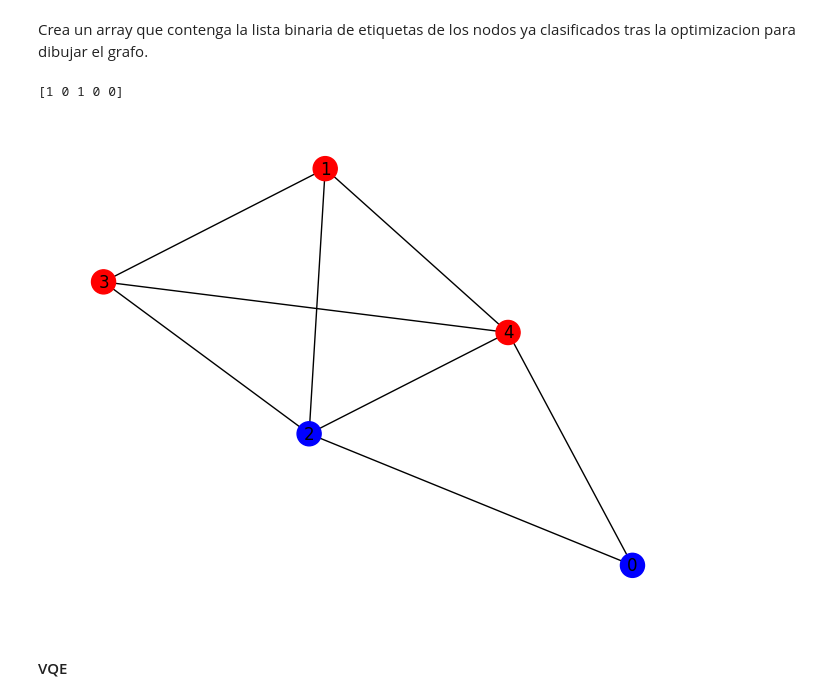
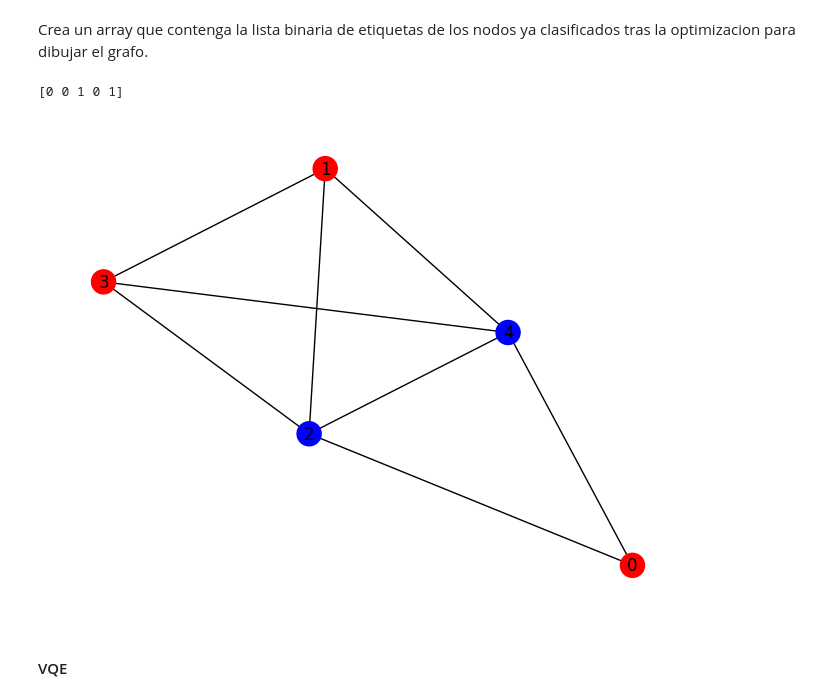
Before and after one commit to Mariomc10/AlgoritmosCuanticos, a Jupyter notebook: 14_Optimizacion_VQE_QAOA.ipynb, the cells around one changed output. Drawn from its saved outputs; the diff is of its cells as text; code cells hidden in the pictures.

```diff
--- a/14_Optimizacion_VQE_QAOA.ipynb
+++ b/14_Optimizacion_VQE_QAOA.ipynb
@@ -267,12 +267,12 @@ result:
 # %% [markdown]
 Crea un array que contenga la lista binaria de etiquetas de los nodos ya clasificados tras la optimizacion para dibujar el grafo.
 # %%
-nd=np.array([1,0,1,0,0]) # your code, create a list of labels for nodes of the type array([0,0,1,1,1])
+nd=np.array([0,0,1,0,1]) # your code, create a list of labels for nodes of the type array([0,0,1,1,1])
 print(nd)
 maxcut.draw(nd,pos=pos)
 # %% [output]
-[1 0 1 0 0]
+[0 0 1 0 1]
-[figure, old version]
+[figure, new version]
 # %% [markdown]
 #### VQE
 # %% [markdown]
```
Also changed, not shown: parts of 5 cells of this notebook.
